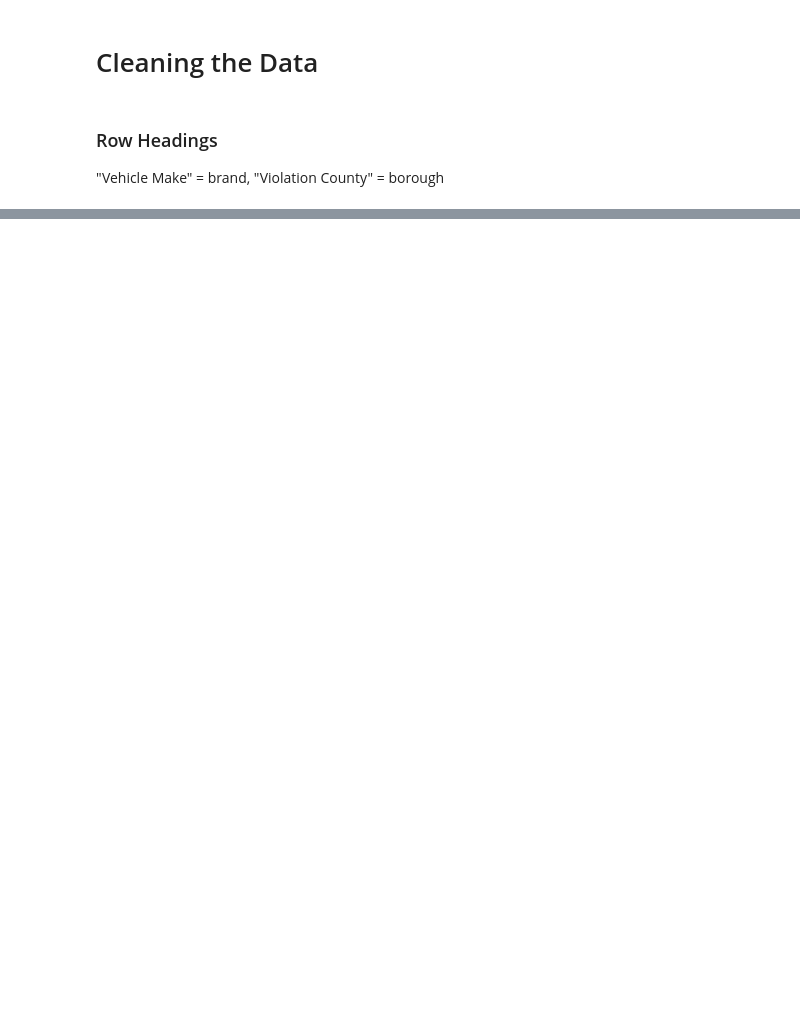
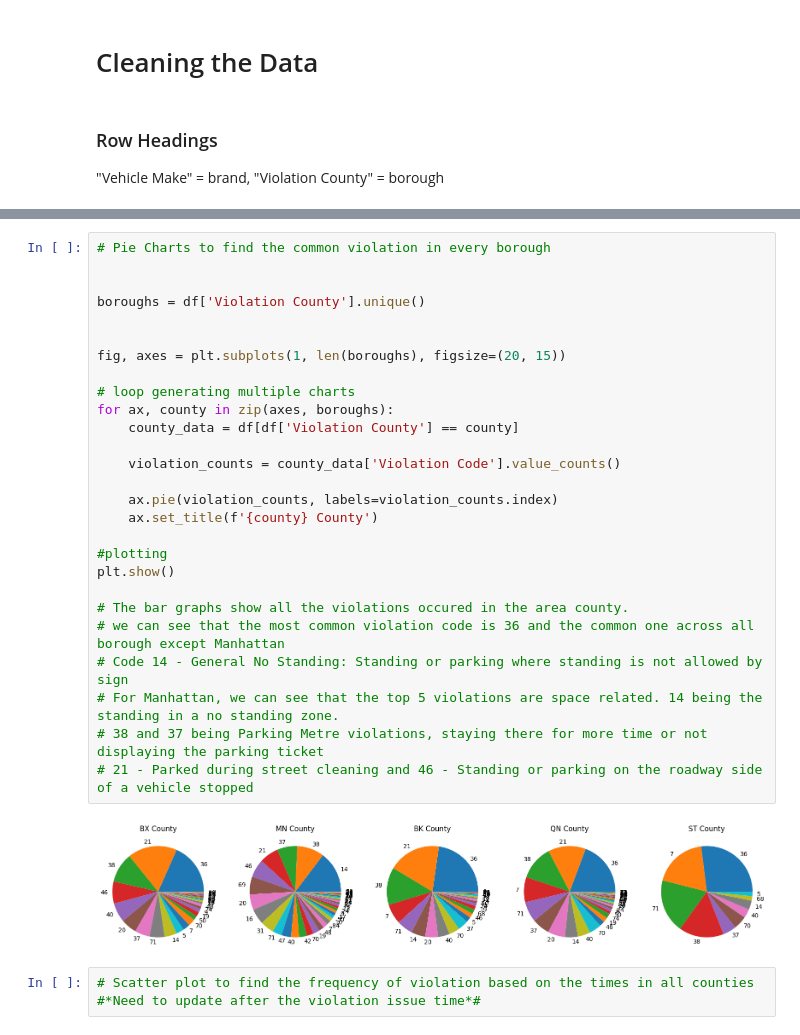
Before and after one commit to CreativePenguin/cse487, a Jupyter notebook: Assignment1.ipynb, the cells around one changed output, grey strips where cells are left out. Saved outputs shown, nothing was run; the diff lists cells and outputs as text; blank space fills up the shorter version.

```diff
--- a/Assignment1.ipynb
+++ b/Assignment1.ipynb
@@ -98,0 +166,32 @@ display(df['Violation County'].value_counts())
+# %%
+# Pie Charts to find the common violation in every borough
+
+
+boroughs = df['Violation County'].unique()
+
+
+fig, axes = plt.subplots(1, len(boroughs), figsize=(20, 15))
+
+# loop generating multiple charts
+for ax, county in zip(axes, boroughs):
+    county_data = df[df['Violation County'] == county]
+
+    violation_counts = county_data['Violation Code'].value_counts()
+
+    ax.pie(violation_counts, labels=violation_counts.index)
+    ax.set_title(f'{county} County')
+
+#plotting
+plt.show()
+
+# The bar graphs show all the violations occured in the area county.
+# we can see that the most common violation code is 36 and the common one across all borough except Manhattan
+# Code 14 - General No Standing: Standing or parking where standing is not allowed by sign
+# For Manhattan, we can see that the top 5 violations are space related. 14 being the standing in a no standing zone.
+# 38 and 37 being Parking Metre violations, staying there for more time or not displaying the parking ticket
+# 21 - Parked during street cleaning and 46 - Standing or parking on the roadway side of a vehicle stopped
+# %% [output]
+[figure, added]
+# %%
+# Scatter plot to find the frequency of violation based on the times in all counties
+#*Need to update after the violation issue time*#
```
Also changed, not shown: parts of 9 cells of this notebook.
